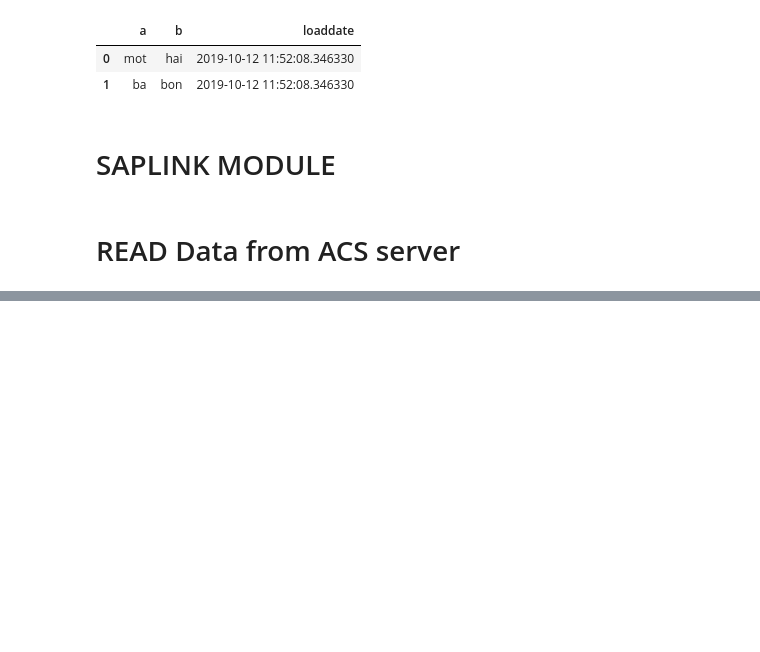
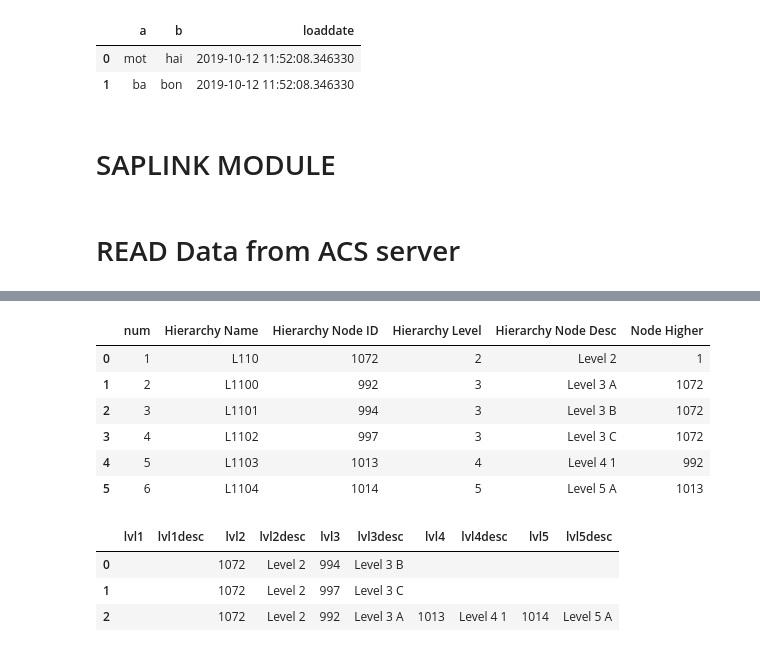
Before and after one commit to khangvan/predict_htscode_vietnamese_translation, a Jupyter notebook: Trainning Model HS_VI.ipynb, the cells around one changed output, grey strips where cells are left out. Cells and saved outputs as stored; diff of their text form; code cells hidden in the pictures; blank space fills up the shorter version.

```diff
--- a/Trainning Model HS_VI.ipynb
+++ b/Trainning Model HS_VI.ipynb
@@ -1419,0 +1474,68 @@ df.head()
+# %%
+strcol='num,Hierarchy Name,Hierarchy Node ID,Hierarchy Level,Hierarchy Node Desc,Node Higher'
+
+strdata='''
+0,L1,1,1,Top level,#
+1,L110,1072,2,Level 2,1
+2,L1100,992,3,Level 3 A,1072
+3,L1101,994,3,Level 3 B,1072
+4,L1102,997,3,Level 3 C,1072
+5,L1103,1013,4,Level 4 1,992
+6,L1104,1014,5,Level 5 A,1013
+'''
+
+cols=strcol.split(',')
+# cols
+
+# strdata.split().tolist()
+import sys
+if sys.version_info[0] < 3:
+    from StringIO import StringIO
+else:
+    from io import StringIO
+
+import pandas as pd
+df=pd.read_csv(StringIO(strdata), sep=',')
+df.columns=cols
+df
+# %% [output]
+|  | num | Hierarchy Name | Hierarchy Node ID | Hierarchy Level | Hierarchy Node Desc | Node Higher |
+| 0 | 1 | L110 | 1072 | 2 | Level 2 | 1 |
+| 1 | 2 | L1100 | 992 | 3 | Level 3 A | 1072 |
+| 2 | 3 | L1101 | 994 | 3 | Level 3 B | 1072 |
+| 3 | 4 | L1102 | 997 | 3 | Level 3 C | 1072 |
+| 4 | 5 | L1103 | 1013 | 4 | Level 4 1 | 992 |
+| 5 | 6 | L1104 | 1014 | 5 | Level 5 A | 1013 |
+# %%
+# find max hierarchy level
+mx = df['Hierarchy Level'].max()
+
+# identify terminal items
+last = df[~df['Hierarchy Node ID'].isin(pd.to_numeric(df['Node Higher'],
+                                                      errors='coerce'))]
+
+# build a list for any terminal items with all of its parents
+data = []
+for _, row in last.iterrows():
+    # initialize row
+    hrow= {'lvl'+str(i+1)+ext: '' for i in range(mx) for ext in ['', 'desc']}
+    # populate lvli and lvlidesc for the item and its parents
+    for lvl in range(row['Hierarchy Level'], 0, -1):
+        hrow['lvl'+str(lvl)] = row['Hierarchy Node ID']
+        hrow['lvl'+str(lvl) + 'desc'] = row['Hierarchy Node Desc']
+        # process parent until top level
+        try:
+            row = df[df['Hierarchy Node ID']==int(row['Node Higher'])].iloc[0]
+        except:
+            break
+    data.append(hrow)
+
+# build the resulting dataframe
+df2 = pd.DataFrame(data)
+
+df2
+# %% [output]
+|  | lvl1 | lvl1desc | lvl2 | lvl2desc | lvl3 | lvl3desc | lvl4 | lvl4desc | lvl5 | lvl5desc |
+| 0 |  |  | 1072 | Level 2 | 994 | Level 3 B |  |  |  |  |
+| 1 |  |  | 1072 | Level 2 | 997 | Level 3 C |  |  |  |  |
+| 2 |  |  | 1072 | Level 2 | 992 | Level 3 A | 1013 | Level 4 1 | 1014 | Level 5 A |
```
Also changed, not shown: parts of 9 cells of this notebook, 5 other files.
